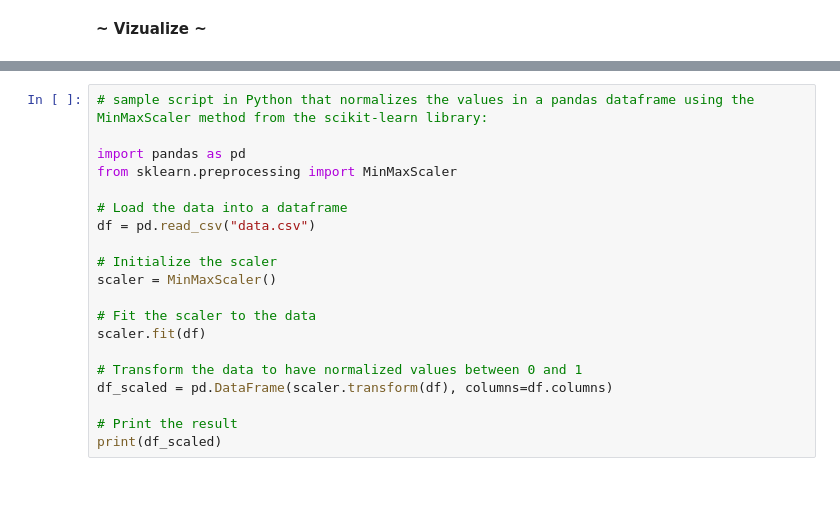
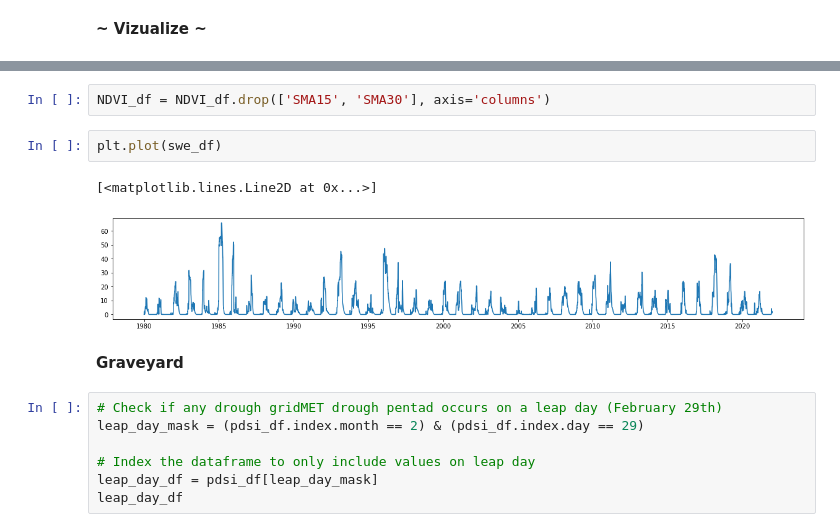
Before and after one commit to anniebritton/Ecological-Drought-ML-Modeling, a Jupyter notebook: Initial_Data_Acquisition.ipynb, the cells around one changed output, grey strips where cells are left out. Cells and saved outputs as stored; diff of their text form; blank space fills up the shorter version.

```diff
--- a/Initial_Data_Acquisition.ipynb
+++ b/Initial_Data_Acquisition.ipynb
@@ -243,20 +232,16 @@ print(df)
-# %%
-# sample script in Python that normalizes the values in a pandas dataframe using the MinMaxScaler method from the scikit-learn library:
-
-import pandas as pd
-from sklearn.preprocessing import MinMaxScaler
-
-# Load the data into a dataframe
-df = pd.read_csv("data.csv")
-
-# Initialize the scaler
-scaler = MinMaxScaler()
-
-# Fit the scaler to the data
-scaler.fit(df)
-
-# Transform the data to have normalized values between 0 and 1
-df_scaled = pd.DataFrame(scaler.transform(df), columns=df.columns)
-
-# Print the result
-print(df_scaled)
+# %%
+NDVI_df = NDVI_df.drop(['SMA15', 'SMA30'], axis='columns')
+# %%
+plt.plot(swe_df)
+# %% [output]
+[<matplotlib.lines.Line2D at 0x...>]
+[figure, added]
+# %% [markdown]
+**Graveyard**
+# %%
+# Check if any drough gridMET drough pentad occurs on a leap day (February 29th)
+leap_day_mask = (pdsi_df.index.month == 2) & (pdsi_df.index.day == 29)
+
+# Index the dataframe to only include values on leap day
+leap_day_df = pdsi_df[leap_day_mask]
+leap_day_df
```
Also changed, not shown: parts of 18 cells of this notebook.
